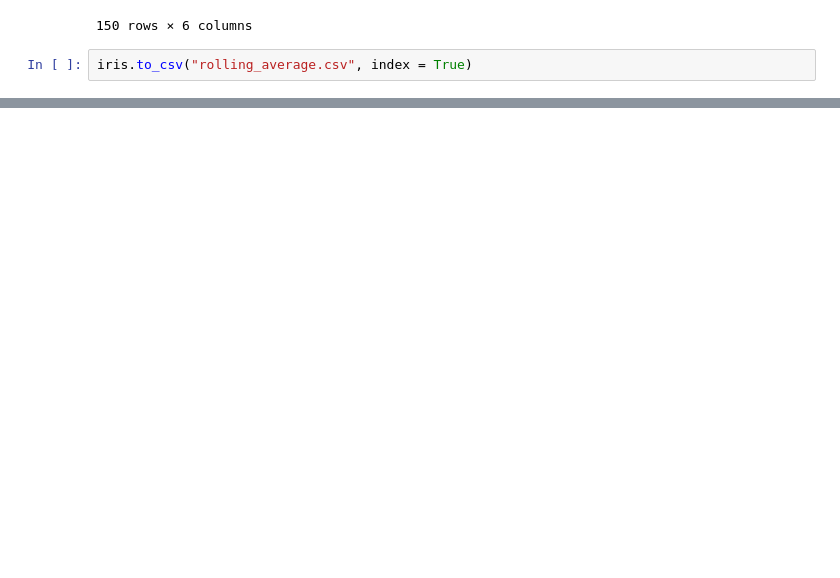
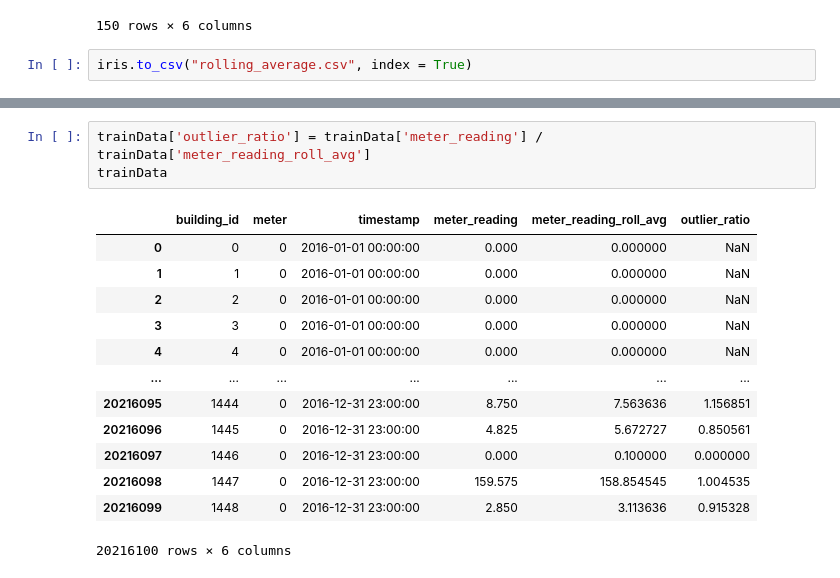
Before and after one commit to douglas-thoms/Projects, a Jupyter notebook: Energy.Predictor.2020/Testing functions/Rolling Average Test.ipynb, the cells around one changed output, grey strips where cells are left out. Drawn from its saved outputs; the diff is of its cells as text; blank space fills up the shorter version.

```diff
--- a/Energy.Predictor.2020/Testing functions/Rolling Average Test.ipynb
+++ b/Energy.Predictor.2020/Testing functions/Rolling Average Test.ipynb
@@ -63,0 +208,17 @@ iris.to_csv("rolling_average.csv", index = True)
+# %%
+trainData['outlier_ratio'] = trainData['meter_reading'] / trainData['meter_reading_roll_avg']
+trainData
+# %% [output]
+|  | building_id | meter | timestamp | meter_reading | meter_reading_roll_avg | outlier_ratio |
+| 0 | 0 | 0 | 2016-01-01 00:00:00 | 0.000 | 0.000000 | NaN |
+| 1 | 1 | 0 | 2016-01-01 00:00:00 | 0.000 | 0.000000 | NaN |
+| 2 | 2 | 0 | 2016-01-01 00:00:00 | 0.000 | 0.000000 | NaN |
+| 3 | 3 | 0 | 2016-01-01 00:00:00 | 0.000 | 0.000000 | NaN |
+| 4 | 4 | 0 | 2016-01-01 00:00:00 | 0.000 | 0.000000 | NaN |
+| ... | ... | ... | ... | ... | ... | ... |
+| 20216095 | 1444 | 0 | 2016-12-31 23:00:00 | 8.750 | 7.563636 | 1.156851 |
+| 20216096 | 1445 | 0 | 2016-12-31 23:00:00 | 4.825 | 5.672727 | 0.850561 |
+| 20216097 | 1446 | 0 | 2016-12-31 23:00:00 | 0.000 | 0.100000 | 0.000000 |
+| 20216098 | 1447 | 0 | 2016-12-31 23:00:00 | 159.575 | 158.854545 | 1.004535 |
+| 20216099 | 1448 | 0 | 2016-12-31 23:00:00 | 2.850 | 3.113636 | 0.915328 |
+20216100 rows × 6 columns
```
Also changed, not shown: parts of 17 cells of this notebook, 1 other file.
